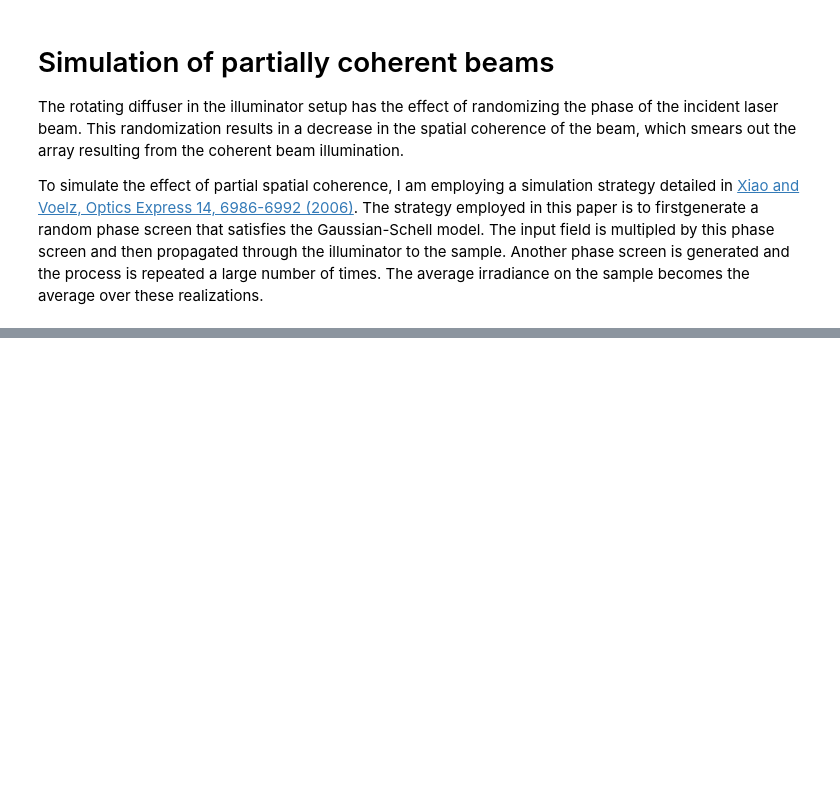
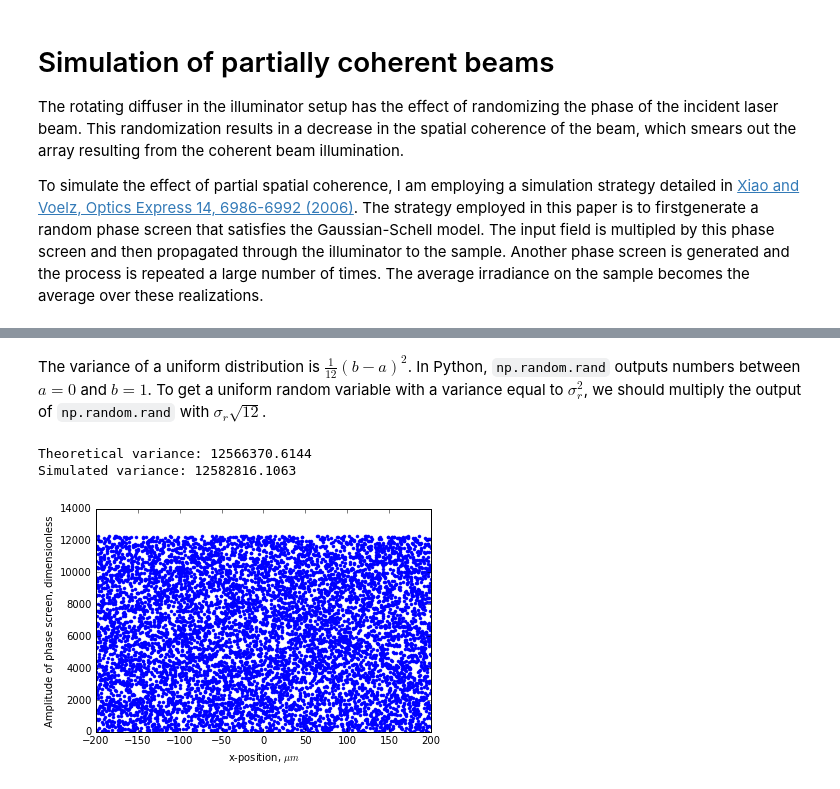
Before and after one commit to kmdouglass/simmla, a Jupyter notebook: playground/Beam Partial Coherence.ipynb, the cells around one changed output, grey strips where cells are left out. Saved outputs shown, nothing was run; the diff lists cells and outputs as text; code cells hidden in the pictures; blank space fills up the shorter version.

```diff
--- a/playground/Beam Partial Coherence.ipynb
+++ b/playground/Beam Partial Coherence.ipynb
@@ -27,6 +31,8 @@ grid = grids.GridArray(numLenslets, subgridSize, physicalSize, wavelength, focal
 # %%
 # Define the amplitude variation and correlation length of the phase screen
-sigma_r = 100 * np.sqrt(4 * np.pi) # microns
-sigma_f = 10 # microns
+sigma_r = 1000 * np.sqrt(4 * np.pi) # amplitude variation, microns
+sigma_f = 100                       # correlation length, microns
 
 GS_Criterion = sigma_r**2 / 4 / np.pi / sigma_f**2
+print('{0:.4f}'.format(GS_Criterion))
+print('GSM coherence length: {0:.4f}'.format(8 * np.pi * sigma_f**4 / sigma_r**2))
@@ -39,0 +42,21 @@ GS_Criterion
+# %% [markdown]
+The variance of a uniform distribution is \\( \frac{1}{12} \left( b - a \right)^2 \\). In Python, `np.random.rand` outputs numbers between \\(a = 0\\) and \\(b = 1\\). To get a uniform random variable with a variance equal to \\( \sigma_r^2 \\), we should multiply the output of `np.random.rand` with \\( \sigma_r \sqrt{12} \\).
+# %%
+randNum = sigma_r * np.sqrt(12) * np.random.rand(grid.gridSize)
+
+print('Theoretical variance: {0:.4f}'.format(sigma_r**2))
+print('Simulated variance: {0:.4f}'.format(np.var(randNum)))
+# %% [output]
+Theoretical variance: 12566370.6144
+Simulated variance: 12582816.1063
+# %%
+dx            = grid.px[1] - grid.px[0]
+
+# Show a subsection of the phase screen
+plt.plot(grid.px, randNum, '.')
+plt.xlim((-200, 200))
+plt.xlabel(r'x-position, $\mu m$')
+plt.ylabel('Amplitude of phase screen, dimensionless')
+plt.show()
+# %% [output]
+[figure, added]
```
Also changed, not shown: parts of 11 cells of this notebook.
